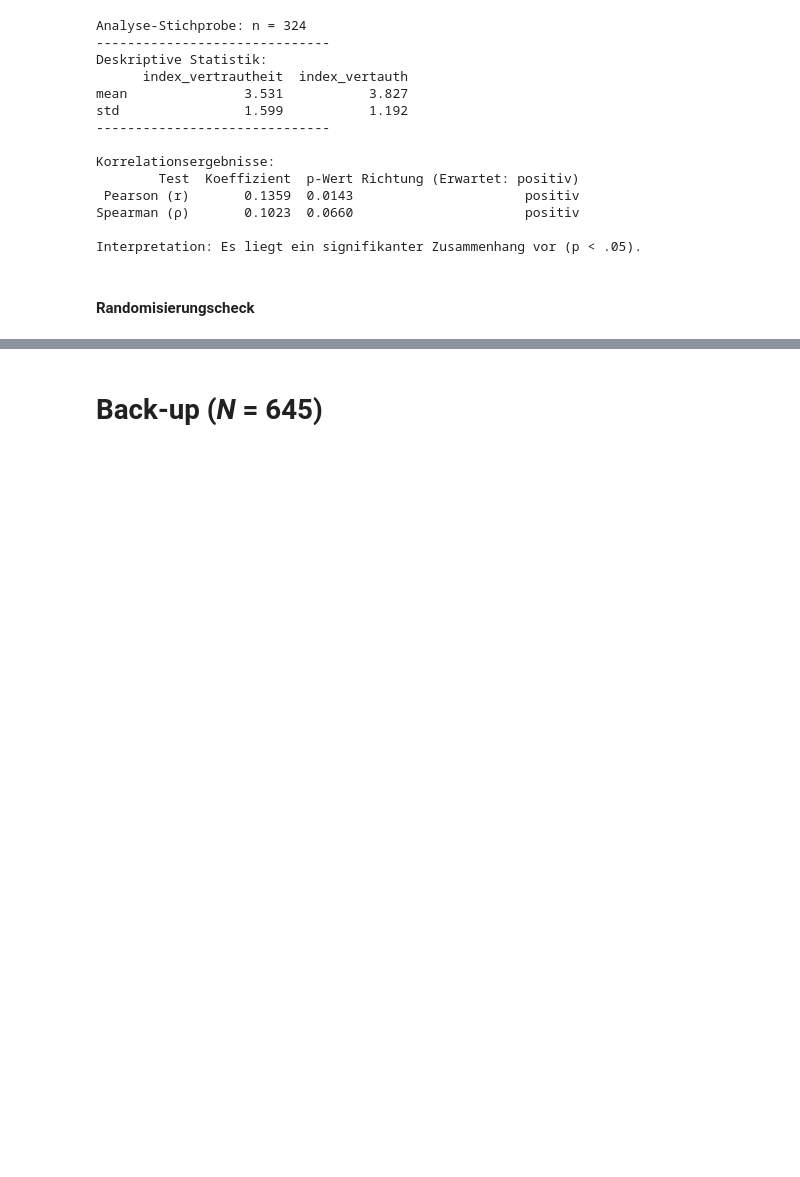
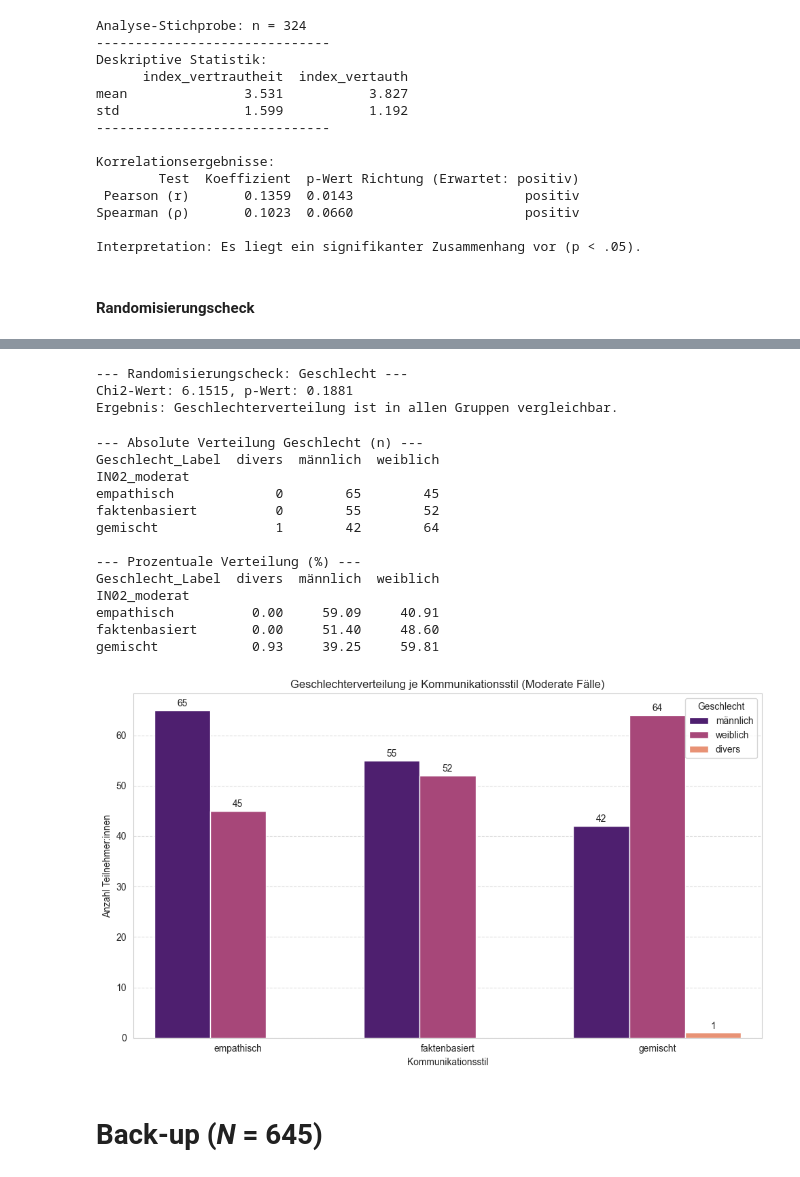
Before and after one commit to lara-polat/KI_Demokratie, a Jupyter notebook: analysis_ki_demokratie.ipynb, the cells around one changed output, grey strips where cells are left out. Saved outputs shown, nothing was run; the diff lists cells and outputs as text; code cells hidden in the pictures; blank space fills up the shorter version.

```diff
--- a/analysis_ki_demokratie.ipynb
+++ b/analysis_ki_demokratie.ipynb
@@ -2561,3 +2472,83 @@ affektive_polarisierung   | 4.06    | 4.11    | -0.166   | 0.8685
+# %%
+ # Gesamte Stichprobe
+ # Geschlecht (Kategorial -> Chi-Quadrat-Test)
+contingency_sex = pd.crosstab(df_masterprojekt1['IN02_new'], df_masterprojekt1['PT02'])
+chi2_sex, p_val_sex, dof_sex, expected_sex = stats.chi2_contingency(contingency_sex)
+
+print(f"--- Randomisierungscheck: Geschlecht ---")
+print(f"Chi2-Wert: {chi2_sex:.4f}, p-Wert: {p_val_sex:.4f}")
+if p_val_sex > 0.05:
+    print("Ergebnis: Geschlechterverteilung ist in allen Gruppen vergleichbar.\n")
+else:
+    print("Achtung: Systematische Unterschiede in der Geschlechterverteilung gefunden!\n")
+# %% [output]
+--- Randomisierungscheck: Geschlecht ---
+Chi2-Wert: 6.1515, p-Wert: 0.1881
+Ergebnis: Geschlechterverteilung ist in allen Gruppen vergleichbar.
+# %%
+# Geschlechterverteilung innerhalb der moderaten Fälle
+df_plot = df_mod.copy()
+
+# Mapping der Werte (1=männlich, 2=weiblich, 3=divers)
+gender_mapping = {1: 'männlich', 2: 'weiblich', 3: 'divers'}
+df_plot['Geschlecht_Label'] = df_plot['PT02'].map(gender_mapping)
+
+# Kreuztabelle mit Labels erstellen
+ct = pd.crosstab(df_plot['IN02_moderat'], df_plot['Geschlecht_Label'])
+ct_pct = pd.crosstab(df_plot['IN02_moderat'], df_plot['Geschlecht_Label'], normalize='index') * 100
+
+print("--- Absolute Verteilung Geschlecht (n) ---")
+print(ct)
+print("\n--- Prozentuale Verteilung (%) ---")
+print(ct_pct.round(2))
+
+# Visualisierung
+plt.figure(figsize=(10, 6))
+hue_order = ['männlich', 'weiblich', 'divers']
+present_labels = [label for label in hue_order if label in df_plot['Geschlecht_Label'].unique()]
+
+ax = sns.countplot(
+    data=df_plot,
+    x='IN02_moderat',
+    hue='Geschlecht_Label',
+    hue_order=present_labels,
+    palette='magma'
+)
+
+plt.title('Geschlechterverteilung je Kommunikationsstil (Moderate Fälle)')
+plt.xlabel('Kommunikationsstil')
+plt.ylabel('Anzahl Teilnehmer:innen')
+plt.legend(title='Geschlecht')
+plt.grid(axis='y', linestyle='--', alpha=0.6)
+
+# Zahlen an die Balken schreiben
+for p in ax.patches:
+    if p.get_height() > 0:
+        ax.annotate(f'{int(p.get_height())}',
+                    (p.get_x() + p.get_width() / 2., p.get_height()),
+                    ha = 'center', va = 'center',
+                    xytext = (0, 7),
+                    textcoords = 'offset points')
+
+plt.tight_layout()
+plt.show()
+
+plt.show()
+# %% [output]
+--- Absolute Verteilung Geschlecht (n) ---
+Geschlecht_Label  divers  männlich  weiblich
+IN02_moderat
+empathisch             0        65        45
+faktenbasiert          0        55        52
+gemischt               1        42        64
+
+--- Prozentuale Verteilung (%) ---
+Geschlecht_Label  divers  männlich  weiblich
+IN02_moderat
+empathisch          0.00     59.09     40.91
+faktenbasiert       0.00     51.40     48.60
+gemischt            0.93     39.25     59.81
+[figure, added]
 # %% [markdown]
 # Back-up (*N* = 645)
 # %% [markdown]
```
Also changed, not shown: parts of 19 cells of this notebook.
